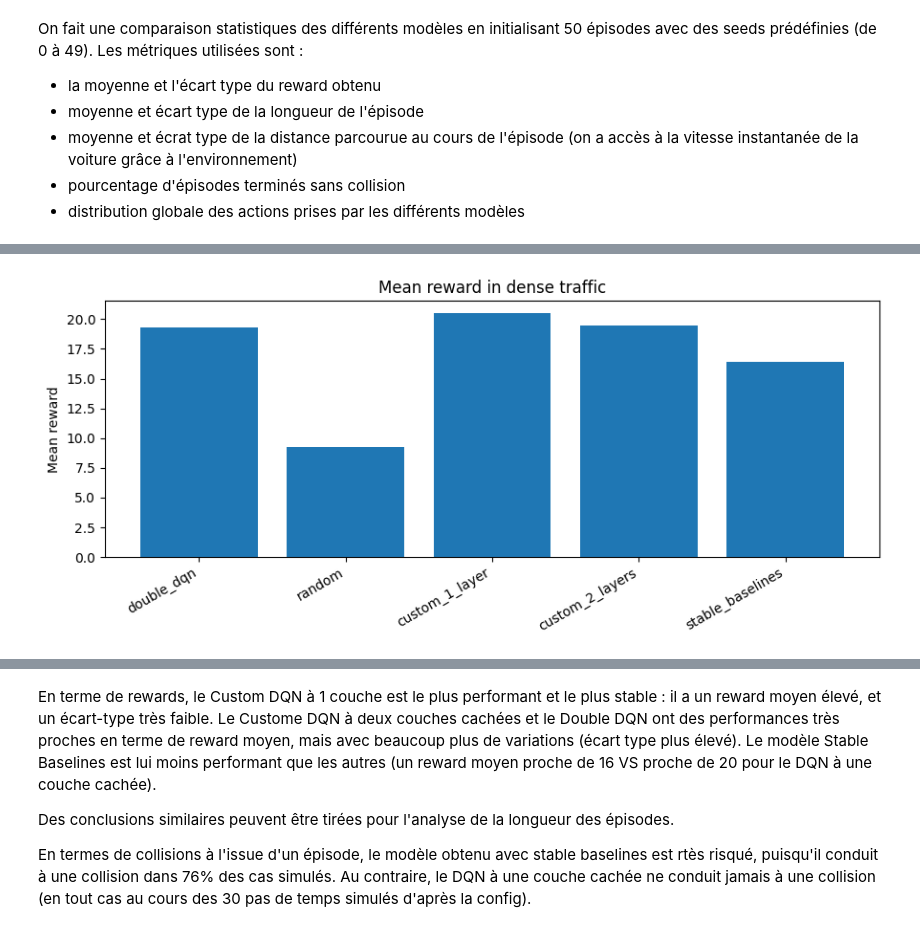
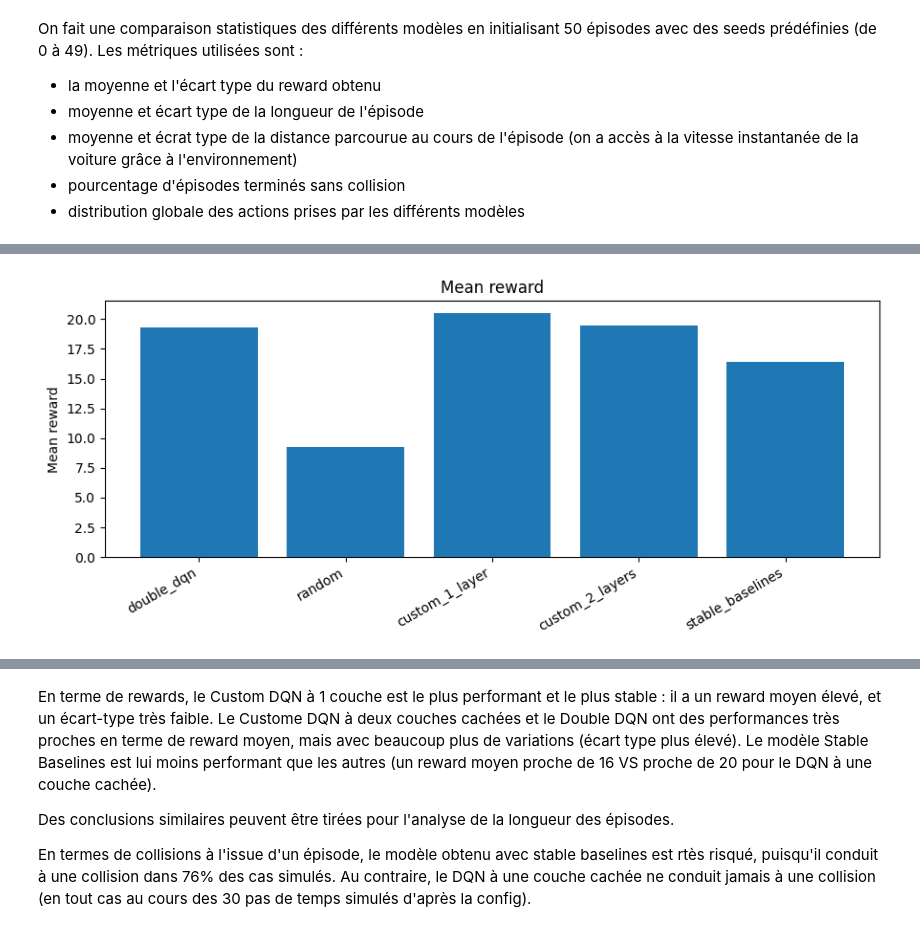
Before and after one commit to arfiblouisa/Reinforcement_learning_highway, a Jupyter notebook: core_task/compare_models.ipynb, the cells around one changed output, grey strips where cells are left out. Drawn from its saved outputs; the diff is of its cells as text; code cells hidden in the pictures.

```diff
--- a/core_task/compare_models.ipynb
+++ b/core_task/compare_models.ipynb
@@ -445,13 +445,13 @@ Action distribution:
 # %%
 plt.figure(figsize=(9, 4))
 plt.bar(df_metrics["agent"], df_metrics["mean_reward"])
 plt.ylabel("Mean reward")
-plt.title("Mean reward in dense traffic")
+plt.title("Mean reward")
 plt.xticks(rotation=30, ha="right")
 plt.tight_layout()
 plt.show()
 # %% [output]
-[figure, old version]
+[figure, new version]
 # %%
 plt.figure(figsize=(9, 4))
 plt.bar(df_metrics["agent"], df_metrics["mean_episode_length"])
```
Also changed, not shown: parts of 17 cells of this notebook, 4 other files.
